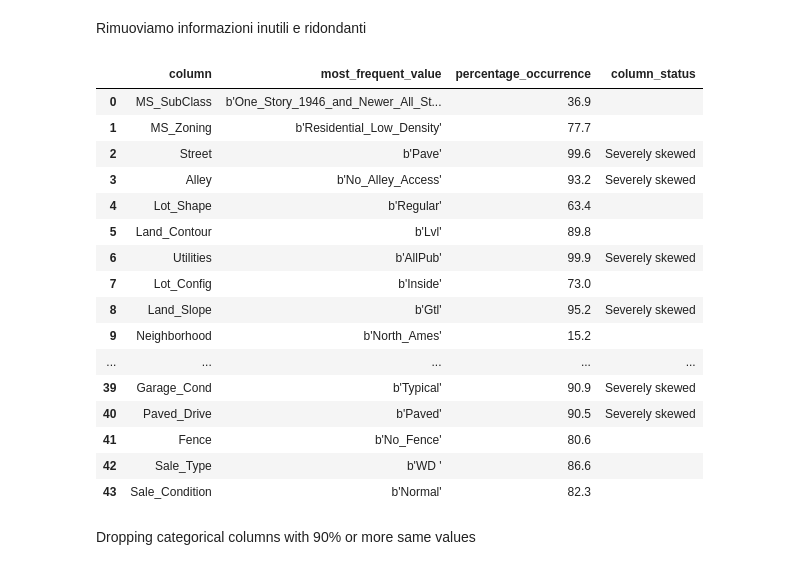
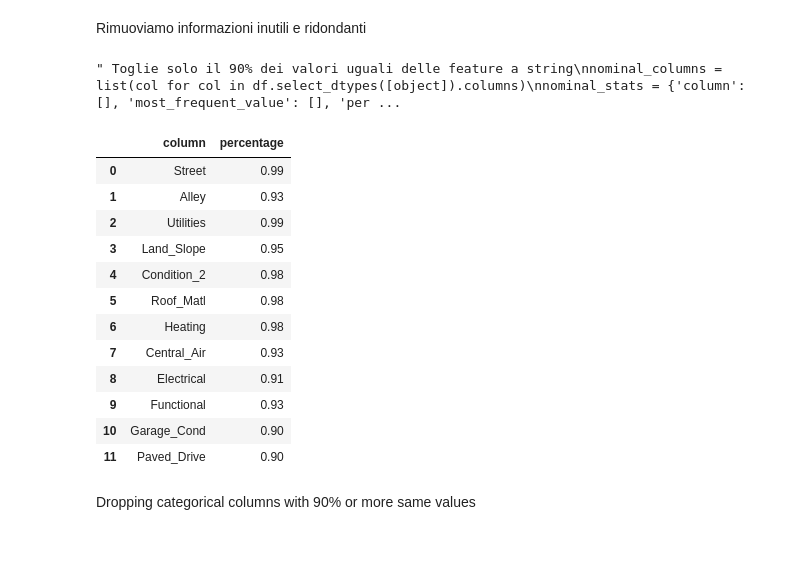
Before and after one commit to RiccardoSale/Ames-Housing-ML-Analysis, a Jupyter notebook: cleaning.ipynb, the cells around one changed output. Saved outputs shown, nothing was run; the diff lists cells and outputs as text; code cells hidden in the pictures.

```diff
--- a/cleaning.ipynb
+++ b/cleaning.ipynb
@@ -42,6 +47,7 @@ df.drop(["Latitude","Longitude", "Pool_QC", "Misc_Feature"],axis = 1 , inplace=T
 # %% [markdown]
 Rimuoviamo informazioni inutili e ridondanti
 # %%
+""" Toglie solo il 90% dei valori uguali delle feature a string
 nominal_columns = list(col for col in df.select_dtypes([object]).columns)
 nominal_stats = {'column': [], 'most_frequent_value': [], 'percentage_occurrence':[], 'column_status': []}
 
@@ -58,24 +64,40 @@ for col in nominal_columns:
 nominal_stats_df = pd.DataFrame(nominal_stats)
 display(nominal_stats_df)
 
-#df.drop(columns=list(nominal_stats_df.loc[nominal_stats_df.loc[:,'percentage_occurrence']>threshold,'column']), errors='ignore', inplace=True)
+df.drop(columns=list(nominal_stats_df.loc[nominal_stats_df.loc[:,'percentage_occurrence']>threshold,'column']), errors='ignore', inplace=True)
+"""
 # %% [output]
-|  | column | most_frequent_value | percentage_occurrence | column_status |
-| 0 | MS_SubClass | b'One_Story_1946_and_Newer_All_St... | 36.9 |  |
-| 1 | MS_Zoning | b'Residential_Low_Density' | 77.7 |  |
-| 2 | Street | b'Pave' | 99.6 | Severely skewed |
-| 3 | Alley | b'No_Alley_Access' | 93.2 | Severely skewed |
-| 4 | Lot_Shape | b'Regular' | 63.4 |  |
-| 5 | Land_Contour | b'Lvl' | 89.8 |  |
-| 6 | Utilities | b'AllPub' | 99.9 | Severely skewed |
-| 7 | Lot_Config | b'Inside' | 73.0 |  |
-| 8 | Land_Slope | b'Gtl' | 95.2 | Severely skewed |
-| 9 | Neighborhood | b'North_Ames' | 15.2 |  |
-| ... | ... | ... | ... | ... |
-| 39 | Garage_Cond | b'Typical' | 90.9 | Severely skewed |
-| 40 | Paved_Drive | b'Paved' | 90.5 | Severely skewed |
-| 41 | Fence | b'No_Fence' | 80.6 |  |
-| 42 | Sale_Type | b'WD ' | 86.6 |  |
-| 43 | Sale_Condition | b'Normal' | 82.3 |  |
+" Toglie solo il 90% dei valori uguali delle feature a string\nnominal_columns = list(col for col in df.select_dtypes([object]).columns)\nnominal_stats = {'column': [], 'most_frequent_value': [], 'per ...
+# %%
+nominal_columns = list(col for col in df.select_dtypes([object]).columns)
+nominal_stats = {'column': [], 'percentage':[]}
+
+columns_to_drop = []
+for column in nominal_columns:
+    val = df[column].value_counts().idxmax()
+    mean = df[column].eq(val).mean()
+    if mean > 0.9:
+        columns_to_drop.append(column)
+        nominal_stats['column'].append(column)
+        nominal_stats['percentage'].append(int(mean * 100) / 100)
+
+nominal_stats_df = pd.DataFrame(nominal_stats)
+display(nominal_stats_df)
+
+df.drop(columns_to_drop, axis=1, inplace=True)
+# %% [output]
+|  | column | percentage |
+| 0 | Street | 0.99 |
+| 1 | Alley | 0.93 |
+| 2 | Utilities | 0.99 |
+| 3 | Land_Slope | 0.95 |
+| 4 | Condition_2 | 0.98 |
+| 5 | Roof_Matl | 0.98 |
+| 6 | Heating | 0.98 |
+| 7 | Central_Air | 0.93 |
+| 8 | Electrical | 0.91 |
+| 9 | Functional | 0.93 |
+| 10 | Garage_Cond | 0.90 |
+| 11 | Paved_Drive | 0.90 |
 # %% [markdown]
 Dropping categorical columns with 90% or more same values
```
Also changed, not shown: parts of 16 cells of this notebook, 10 other files.
